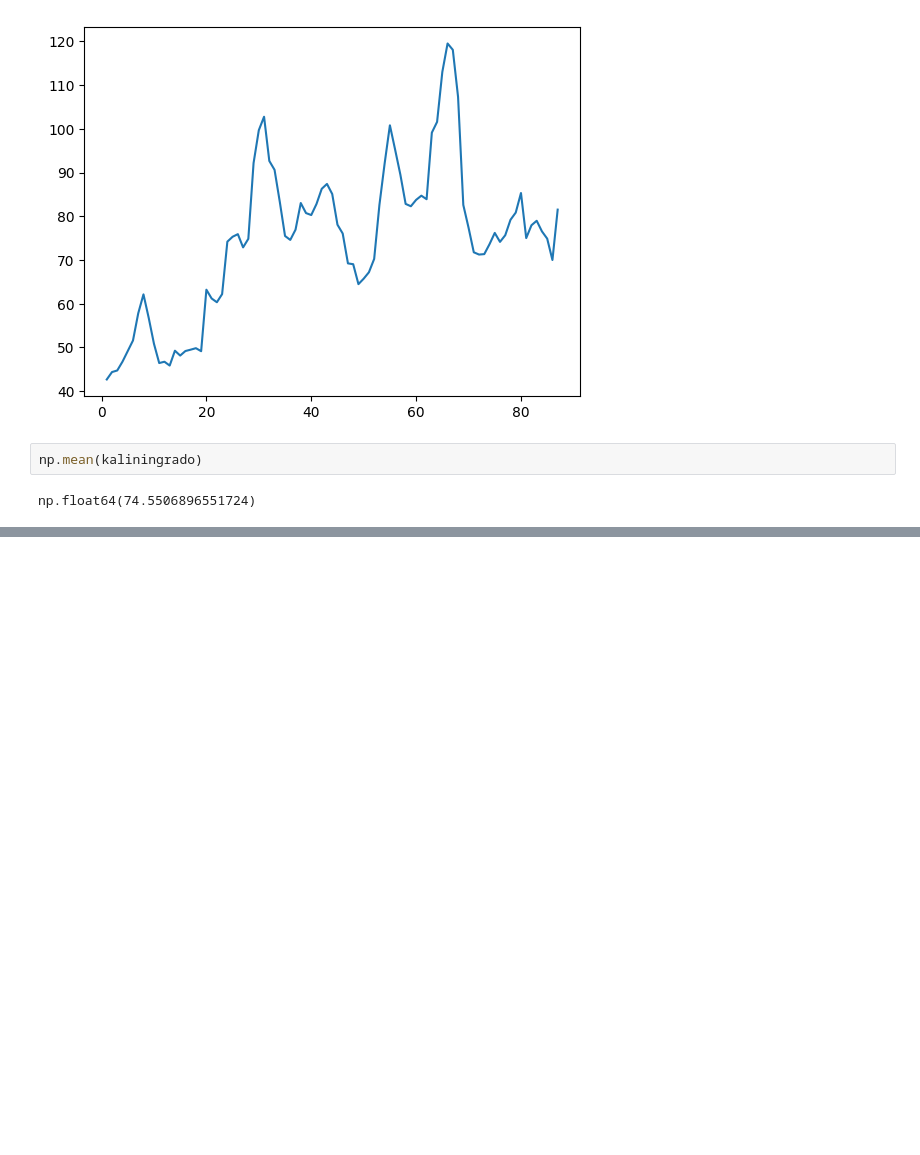
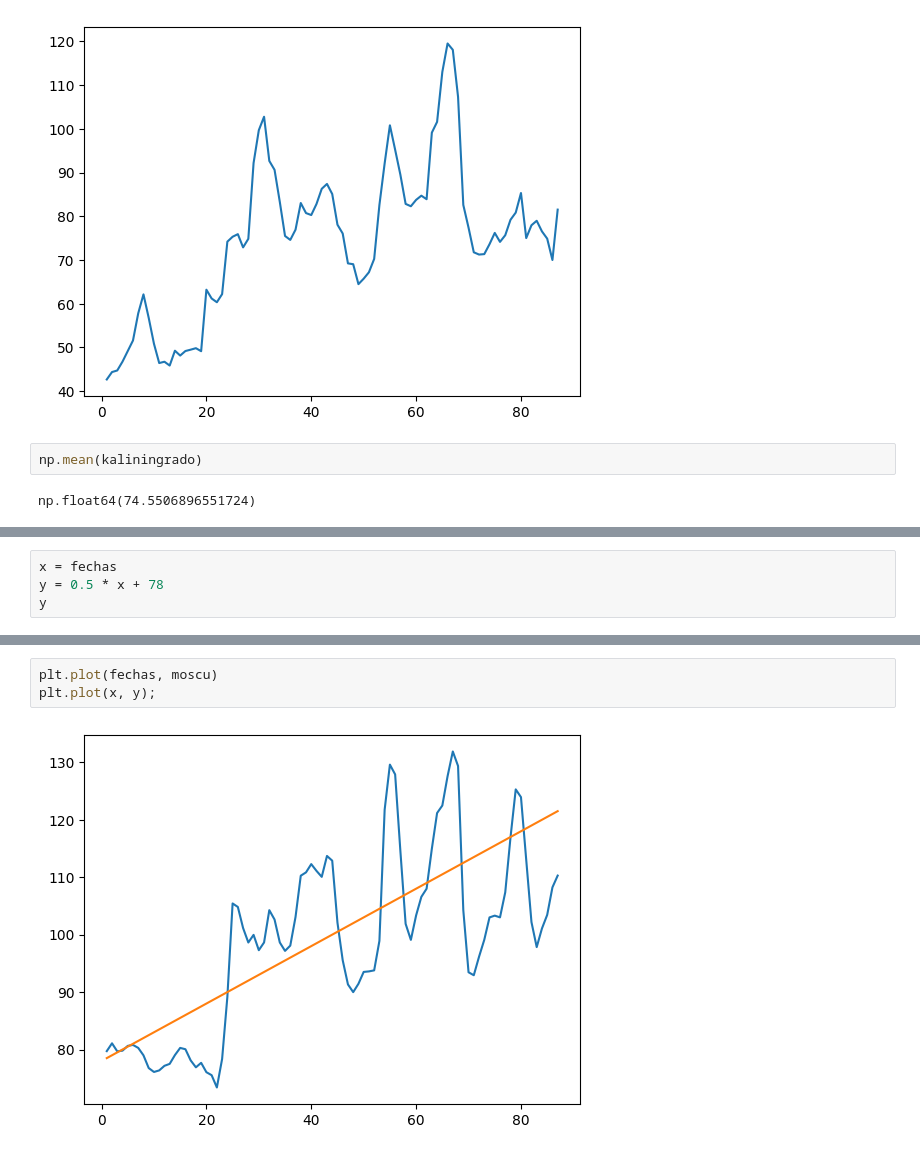
Before and after one commit to LejImkoaj/numpy-analisis-con-python, a Jupyter notebook: numpy.ipynb, the cells around one changed output, grey strips where cells are left out. Saved outputs shown, nothing was run; the diff lists cells and outputs as text; blank space fills up the shorter version.

```diff
--- a/numpy.ipynb
+++ b/numpy.ipynb
@@ -239,0 +295,4 @@ np.float64(74.5506896551724)
+# %%
+x = fechas
+y = 0.5 * x + 78
+y
@@ -239,0 +310,5 @@ np.float64(74.5506896551724)
+# %%
+plt.plot(fechas, moscu)
+plt.plot(x, y);
+# %% [output]
+[figure, added]
```
Also changed, not shown: parts of 14 cells of this notebook.
